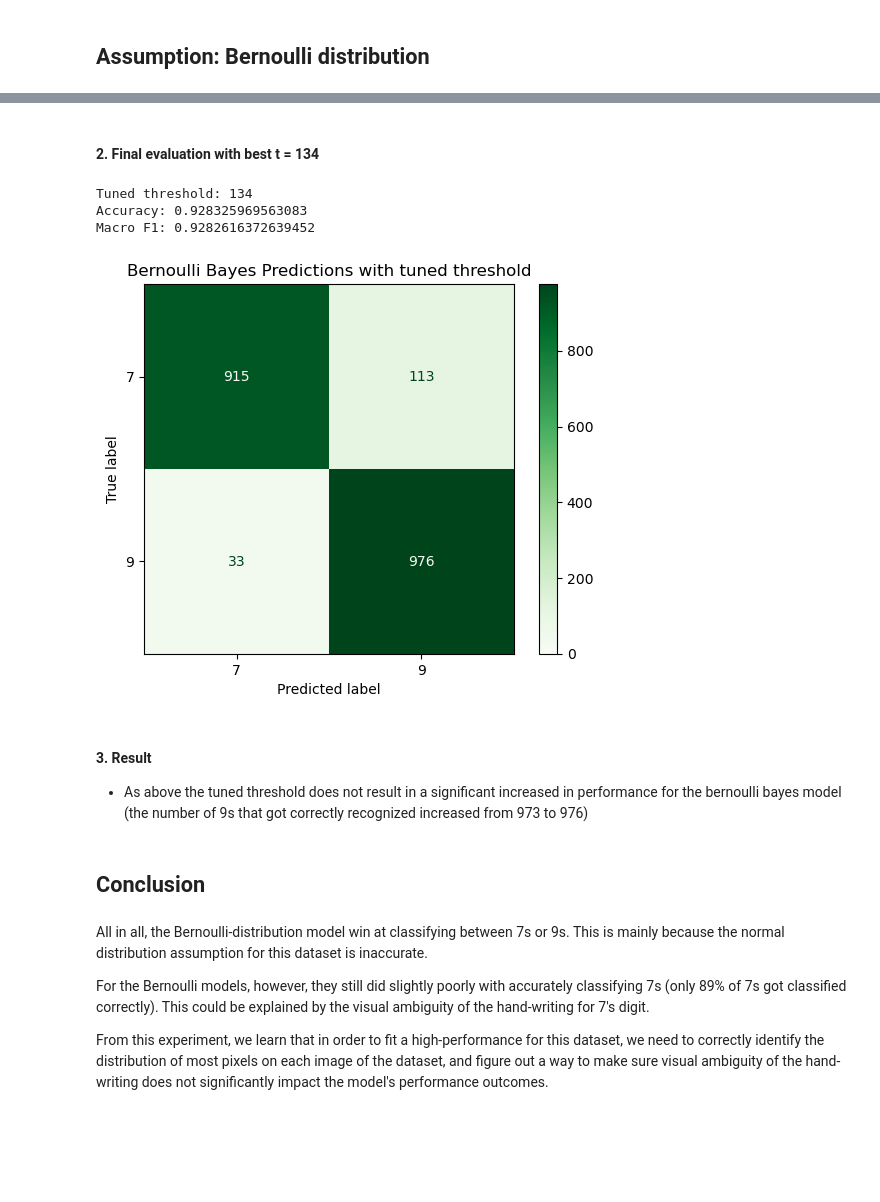
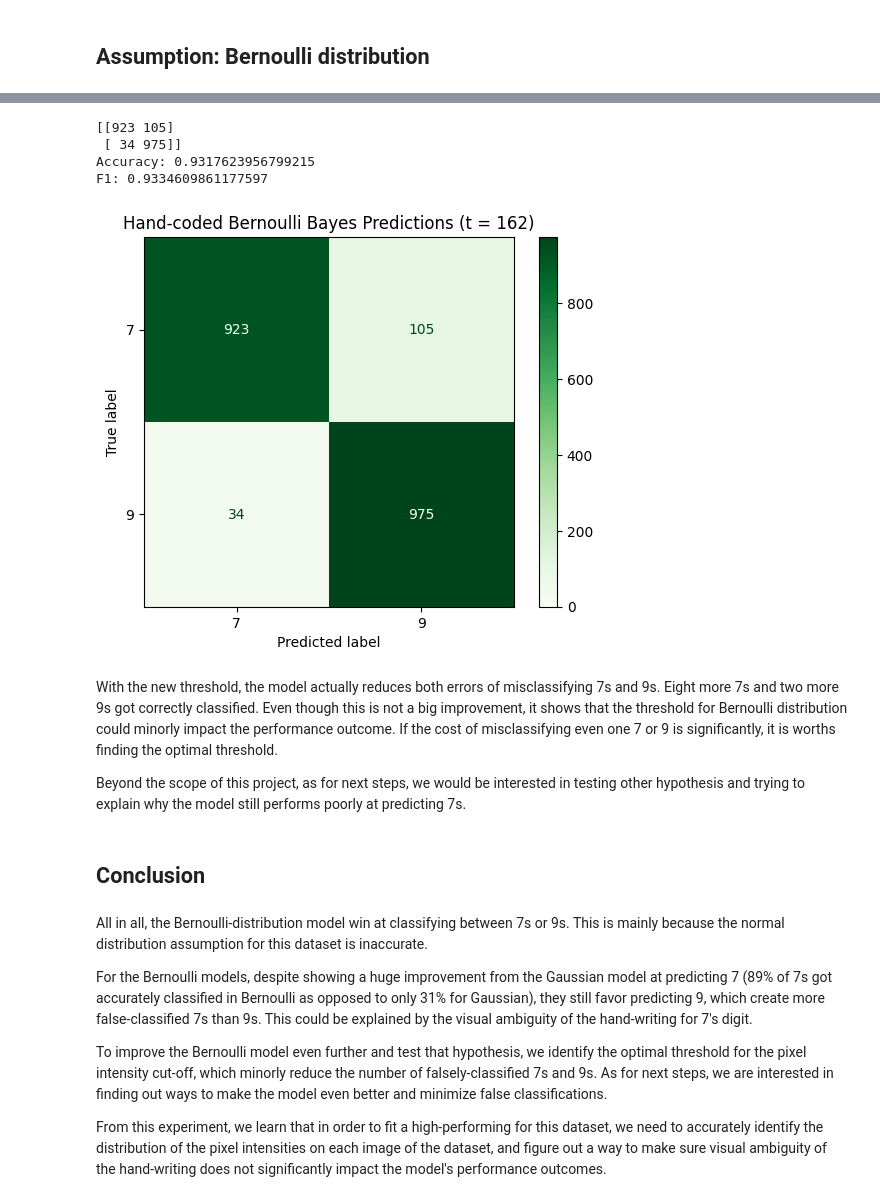
Before and after one commit to HenryArnoldDENISON/Bayesian-Classification, a Jupyter notebook: Bayesian-Classification.ipynb, the cells around one changed output, grey strips where cells are left out. Cells and saved outputs as stored; diff of their text form; code cells hidden in the pictures; blank space fills up the shorter version.

```diff
--- a/Bayesian-Classification.ipynb
+++ b/Bayesian-Classification.ipynb
@@ -452,41 +443,41 @@ Best t by macro F1: 134
-# %% [markdown]
-#### 2. Final evaluation with best t = 134
 # %%
-# Retrain on the full training set with the chosen threshold
-X_train_t = (X_train < best_t).astype(int)
-X_test_t  = (X_test  < best_t).astype(int)
+# Final evaluation: retrain on the full training set at the best threshold, test once
+X_train_best = (X_train < best_t).astype(int)
+X_test_best  = (X_test  < best_t).astype(int)
 
-theta_7_f = laplace_theta(X_train_t[Y_train == digit1])
-theta_9_f = laplace_theta(X_train_t[Y_train == digit2])
-p7_f = prior(Y_train, digit1, digit2)
-p9_f = prior(Y_train, digit2, digit1)
+theta_7_best = laplace_theta(X_train_best[Y_train == digit1])
+theta_9_best = laplace_theta(X_train_best[Y_train == digit2])
 
-g7 = bernoulli_discriminant(X_test_t, p7_f, theta_7_f)
-g9 = bernoulli_discriminant(X_test_t, p9_f, theta_9_f)
-pred_tuned = np.where(g9 > g7, digit2, digit1)
+g_7_best = bernoulli_discriminant(X_test_best, prior_7, theta_7_best)
+g_9_best = bernoulli_discriminant(X_test_best, prior_9, theta_9_best)
+pred_best = np.where(g_9_best > g_7_best, digit2, digit1)
 
-print("Tuned threshold:", best_t)
-print("Accuracy:", accuracy_score(Y_test, pred_tuned))
-print("Macro F1:", f1_score(Y_test, pred_tuned, average="macro"))
+cm_best = confusion_matrix(Y_test, pred_best, labels=[digit1, digit2])
+print(cm_best)
+print("Accuracy:", accuracy_score(Y_test, pred_best))
+print("F1:", f1_score(Y_test, pred_best, pos_label=digit2))
 
-cm_tuned = confusion_matrix(Y_test, pred_tuned, labels=[digit1, digit2])
-disp = ConfusionMatrixDisplay(confusion_matrix=cm_tuned, display_labels=[digit1, digit2])
+disp = ConfusionMatrixDisplay(confusion_matrix=cm_best, display_labels=[digit1, digit2])
 disp.plot(cmap="Greens", values_format="d", im_kw={"vmin": 0})
-plt.title("Bernoulli Bayes Predictions with tuned threshold")
+plt.title(f"Hand-coded Bernoulli Bayes Predictions (t = {best_t})")
 plt.show()
 # %% [output]
-Tuned threshold: 134
-Accuracy: 0.928325969563083
-Macro F1: 0.9282616372639452
+[[923 105]
+ [ 34 975]]
+Accuracy: 0.9317623956799215
+F1: 0.9334609861177597
-[figure, old version]
+[figure, new version]
-# %% [markdown]
-#### 3. Result
-- As above the tuned threshold does not result in a significant increased in performance for the bernoulli bayes model (the number of 9s that got correctly recognized increased from 973 to 976)
+# %% [markdown]
+With the new threshold, the model actually reduces both errors of misclassifying 7s and 9s. Eight more 7s and two more 9s got correctly classified. Even though this is not a big improvement, it shows that the threshold for Bernoulli distribution could minorly impact the performance outcome. If the cost of misclassifying even one 7 or 9 is significantly, it is worths finding the optimal threshold.
+
+Beyond the scope of this project, as for next steps, we would be interested in testing other hypothesis and trying to explain why the model still performs poorly at predicting 7s.
 # %% [markdown]
 ## Conclusion
 # %% [markdown]
 All in all, the Bernoulli-distribution model win at classifying between 7s or 9s. This is mainly because the normal distribution assumption for this dataset is inaccurate.
 
-For the Bernoulli models, however, they still did slightly poorly with accurately classifying 7s (only 89% of 7s got classified correctly). This could be explained by the visual ambiguity of the hand-writing for 7's digit.
+For the Bernoulli models, despite showing a huge improvement from the Gaussian model at predicting 7 (89% of 7s got accurately classified in Bernoulli as opposed to only 31% for Gaussian), they still favor predicting 9, which create more false-classified 7s than 9s. This could be explained by the visual ambiguity of the hand-writing for 7's digit.
 
-From this experiment, we learn that in order to fit a high-performance for this dataset, we need to correctly identify the distribution of most pixels on each image of the dataset, and figure out a way to make sure visual ambiguity of the hand-writing does not significantly impact the model's performance outcomes.
+To improve the Bernoulli model even further and test that hypothesis, we identify the optimal threshold for the pixel intensity cut-off, which minorly reduce the number of falsely-classified 7s and 9s. As for next steps, we are interested in finding out ways to make the model even better and minimize false classifications.
+
+From this experiment, we learn that in order to fit a high-performing for this dataset, we need to accurately identify the distribution of the pixel intensities on each image of the dataset, and figure out a way to make sure visual ambiguity of the hand-writing does not significantly impact the model's performance outcomes.
```
Also changed, not shown: parts of 42 cells of this notebook.
